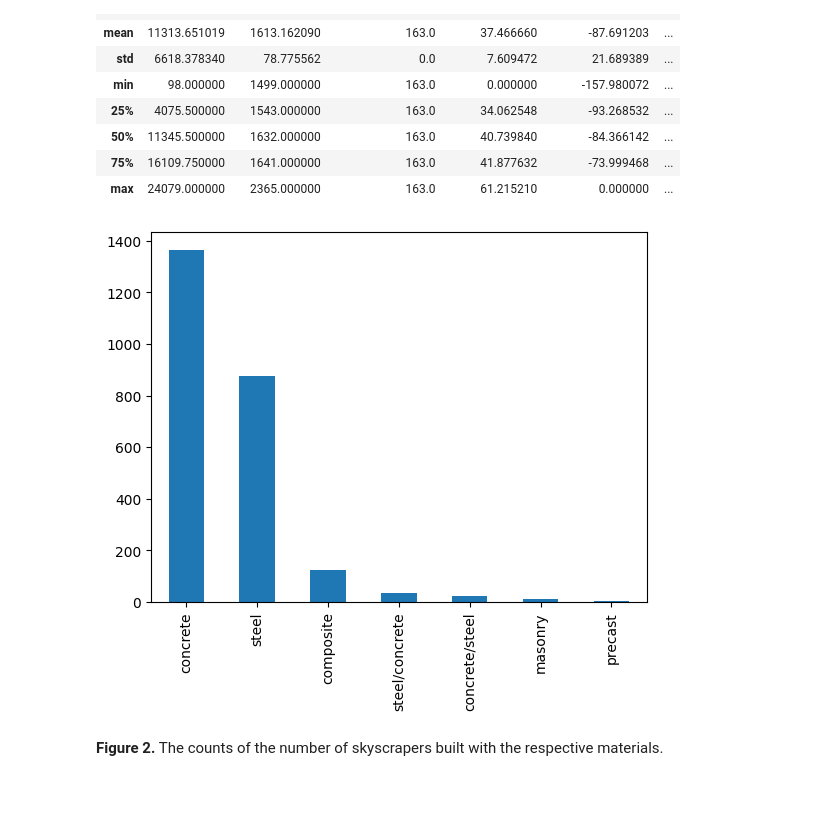
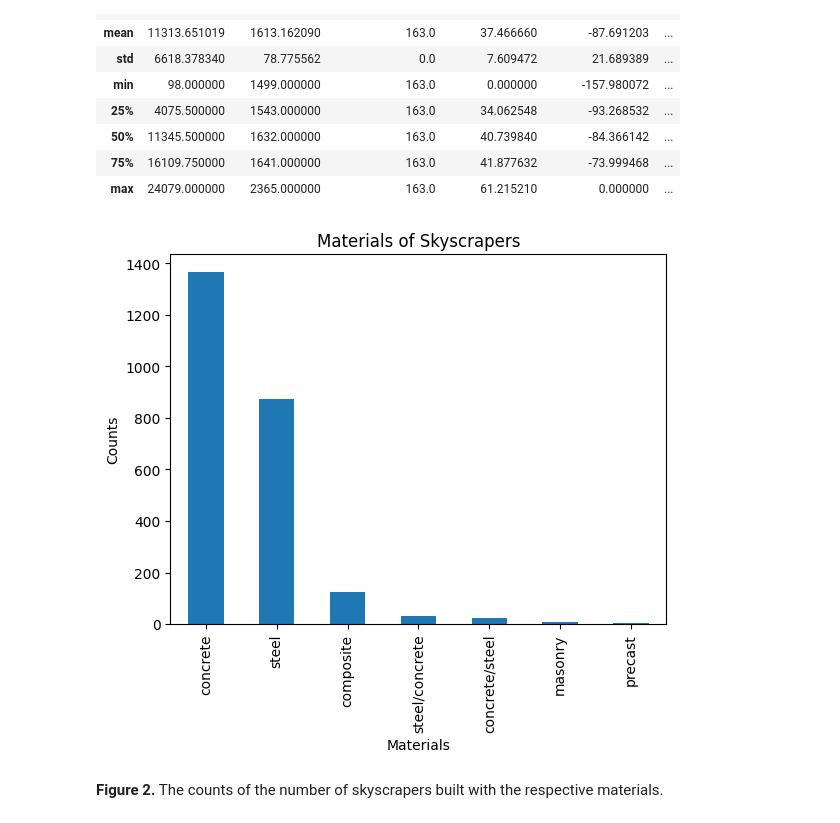
Before and after one commit to cyricng/DH140-Week-5_Example, a Jupyter notebook: Final Project .ipynb, the cells around one changed output. Cells and saved outputs as stored; diff of their text form; code cells hidden in the pictures; blank space fills up the shorter version.

```diff
--- a/Final Project .ipynb
+++ b/Final Project .ipynb
@@ -132,9 +132,12 @@ sky.describe()
 # %%
 material= sky_og['material'].value_counts()
 material.plot(kind='bar')
+plt.xlabel('Materials')
+plt.ylabel('Counts')
+plt.title('Materials of Skyscrapers')
 plt.show()
 # %% [output]
-[figure, old version]
+[figure, new version]
 # %% [markdown]
 **Figure 2.** The counts of the number of skyscrapers built with the respective materials.
 # %%
```
Also changed, not shown: parts of 2 cells of this notebook.
